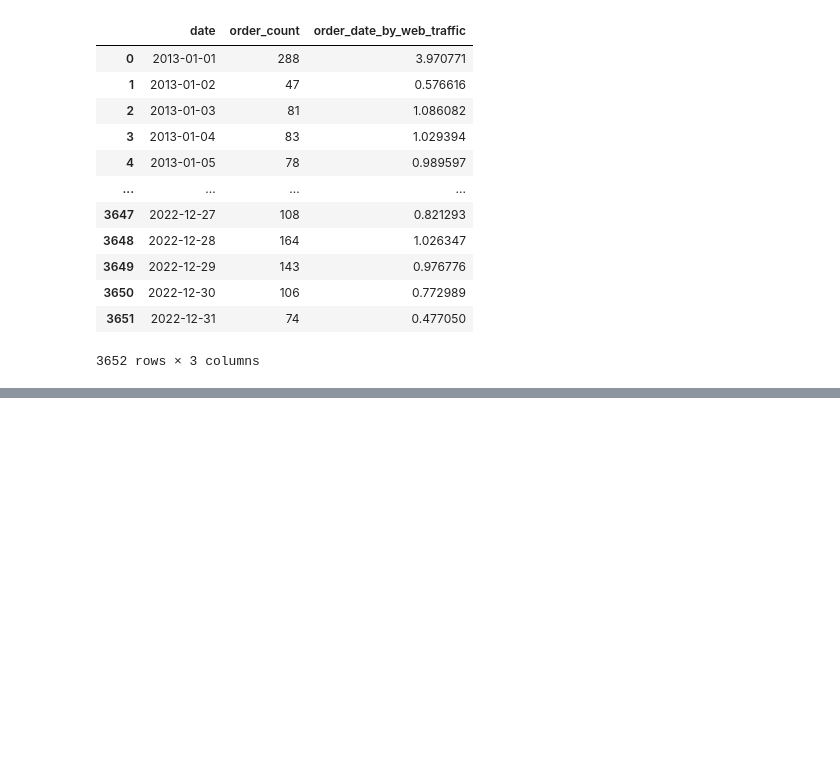
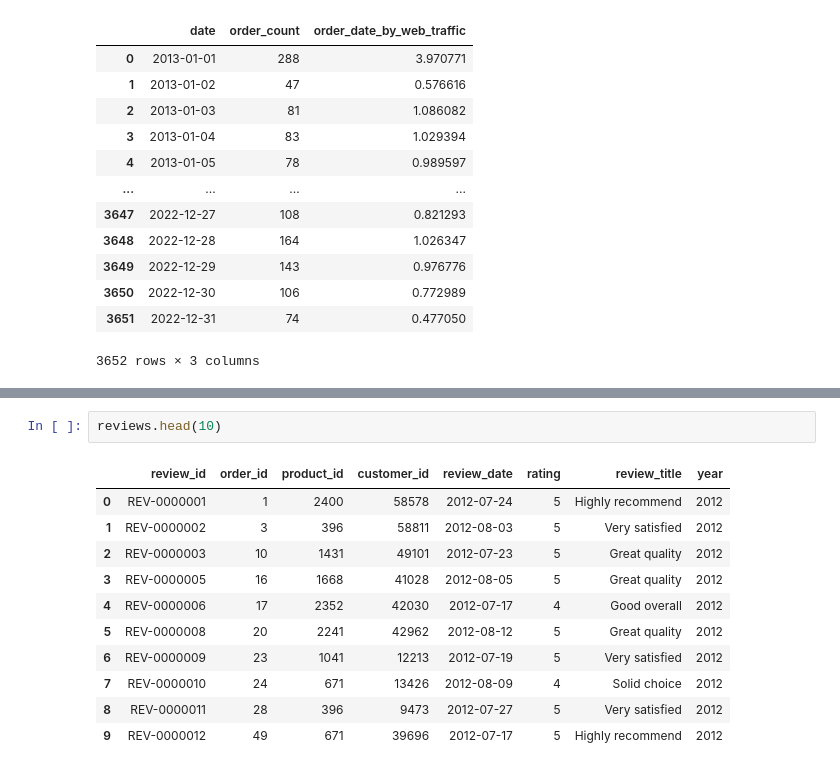
Before and after one commit to nqt-2/Datathon_Vin, a Jupyter notebook: notebook/Team_Notebook.ipynb, the cells around one changed output, grey strips where cells are left out. Cells and saved outputs as stored; diff of their text form; blank space fills up the shorter version.

```diff
--- a/notebook/Team_Notebook.ipynb
+++ b/notebook/Team_Notebook.ipynb
@@ -322,0 +331,14 @@ promotions.head(50)
+# %%
+reviews.head(10)
+# %% [output]
+|  | review_id | order_id | product_id | customer_id | review_date | rating | review_title | year |
+| 0 | REV-0000001 | 1 | 2400 | 58578 | 2012-07-24 | 5 | Highly recommend | 2012 |
+| 1 | REV-0000002 | 3 | 396 | 58811 | 2012-08-03 | 5 | Very satisfied | 2012 |
+| 2 | REV-0000003 | 10 | 1431 | 49101 | 2012-07-23 | 5 | Great quality | 2012 |
+| 3 | REV-0000005 | 16 | 1668 | 41028 | 2012-08-05 | 5 | Great quality | 2012 |
+| 4 | REV-0000006 | 17 | 2352 | 42030 | 2012-07-17 | 4 | Good overall | 2012 |
+| 5 | REV-0000008 | 20 | 2241 | 42962 | 2012-08-12 | 5 | Great quality | 2012 |
+| 6 | REV-0000009 | 23 | 1041 | 12213 | 2012-07-19 | 5 | Very satisfied | 2012 |
+| 7 | REV-0000010 | 24 | 671 | 13426 | 2012-08-09 | 4 | Solid choice | 2012 |
+| 8 | REV-0000011 | 28 | 396 | 9473 | 2012-07-27 | 5 | Very satisfied | 2012 |
+| 9 | REV-0000012 | 49 | 671 | 39696 | 2012-07-17 | 5 | Highly recommend | 2012 |
```
Also changed, not shown: parts of 7 cells of this notebook, 1 other file.
